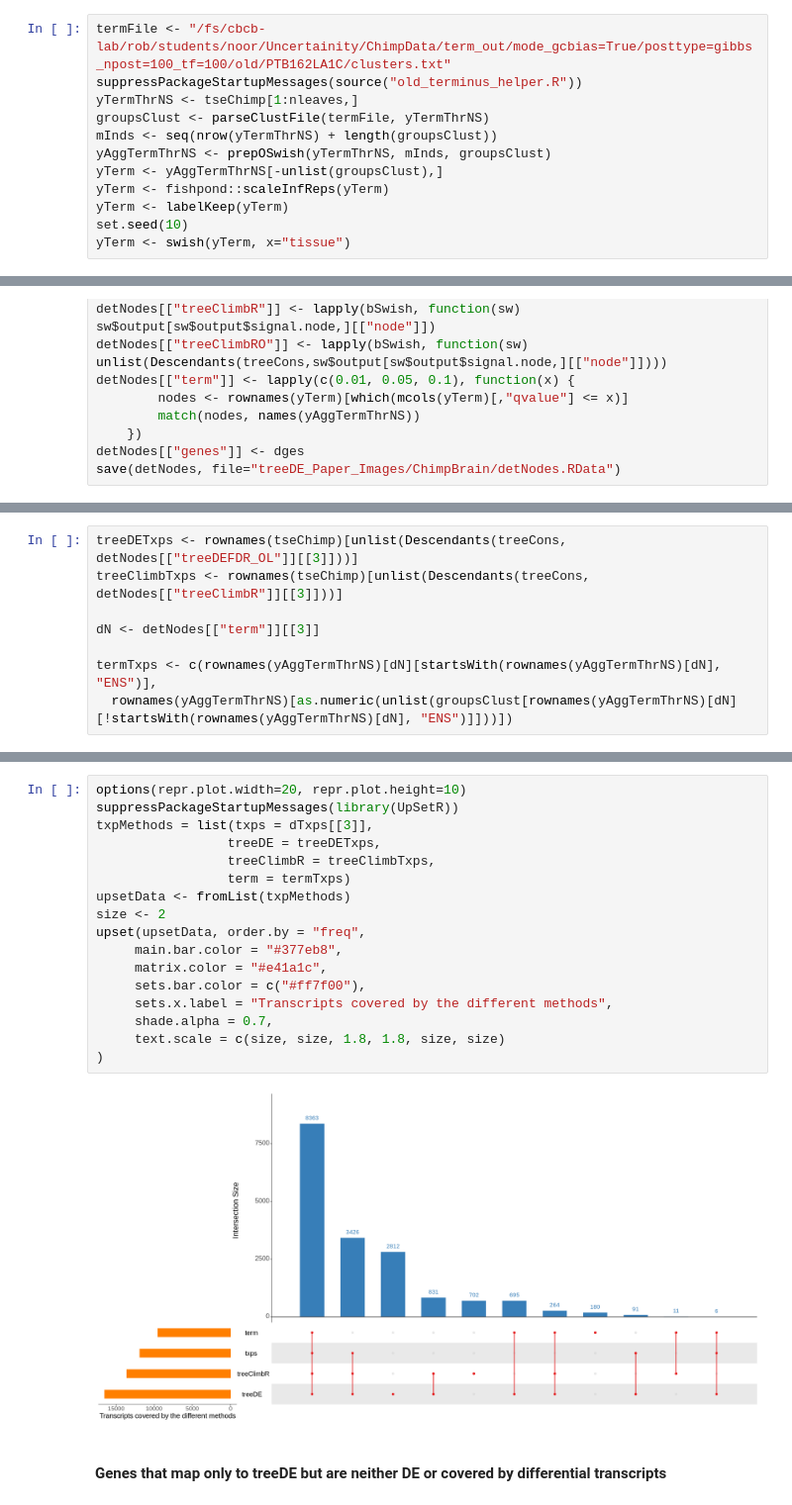
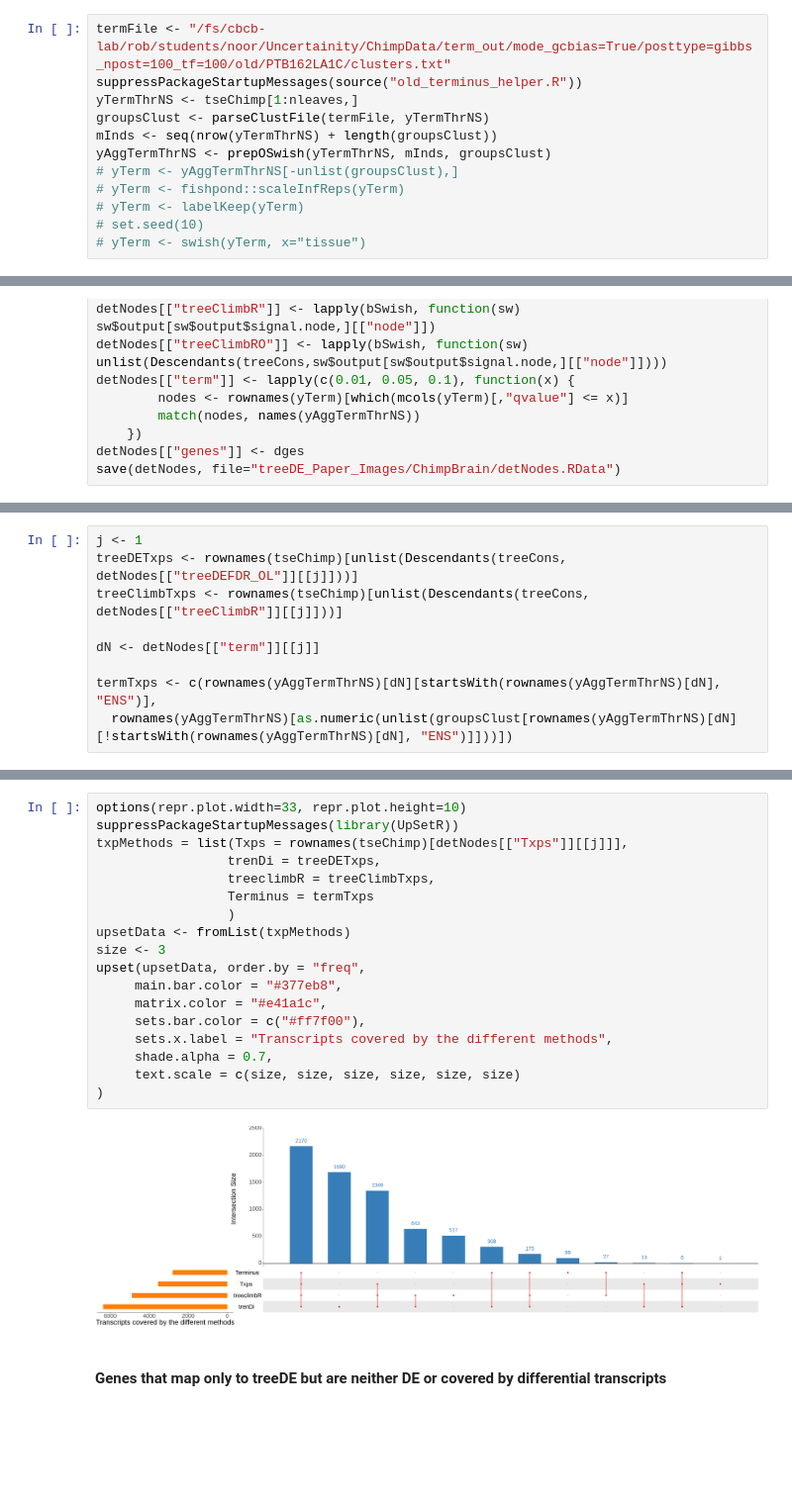
Before and after one commit to NPSDC/treeTerminusScripts, a Jupyter notebook: treeDE_Paper_Images/ChimpBrain/Transcripts.ipynb, the cells around one changed output, grey strips where cells are left out. Shown: that part at 99% size. Drawn from its saved outputs; the diff is of its cells as text; blank space fills up the shorter version.

```diff
--- a/treeDE_Paper_Images/ChimpBrain/Transcripts.ipynb
+++ b/treeDE_Paper_Images/ChimpBrain/Transcripts.ipynb
@@ -124,11 +124,11 @@ yTermThrNS <- tseChimp[1:nleaves,]
 groupsClust <- parseClustFile(termFile, yTermThrNS)
 mInds <- seq(nrow(yTermThrNS) + length(groupsClust))
 yAggTermThrNS <- prepOSwish(yTermThrNS, mInds, groupsClust)
-yTerm <- yAggTermThrNS[-unlist(groupsClust),]
-yTerm <- fishpond::scaleInfReps(yTerm)
-yTerm <- labelKeep(yTerm)
-set.seed(10)
-yTerm <- swish(yTerm, x="tissue")
+# yTerm <- yAggTermThrNS[-unlist(groupsClust),]
+# yTerm <- fishpond::scaleInfReps(yTerm)
+# yTerm <- labelKeep(yTerm)
+# set.seed(10)
+# yTerm <- swish(yTerm, x="tissue")
 # %%
 detNodes <- list()
 detNodes[["Txps"]] <- lapply(c(0.01, 0.05, 0.1), function(x) which(mcols(y)[,"qvalue"] <= x ))
@@ -144,8 +146,9 @@ save(detNodes, file="treeDE_Paper_Images/ChimpBrain/detNodes.RData")
 # %%
-treeDETxps <- rownames(tseChimp)[unlist(Descendants(treeCons, detNodes[["treeDEFDR_OL"]][[3]]))]
-treeClimbTxps <- rownames(tseChimp)[unlist(Descendants(treeCons, detNodes[["treeClimbR"]][[3]]))]
+j <- 1
+treeDETxps <- rownames(tseChimp)[unlist(Descendants(treeCons, detNodes[["treeDEFDR_OL"]][[j]]))]
+treeClimbTxps <- rownames(tseChimp)[unlist(Descendants(treeCons, detNodes[["treeClimbR"]][[j]]))]
 
-dN <- detNodes[["term"]][[3]]
+dN <- detNodes[["term"]][[j]]
 
 termTxps <- c(rownames(yAggTermThrNS)[dN][startsWith(rownames(yAggTermThrNS)[dN], "ENS")],
   rownames(yAggTermThrNS)[as.numeric(unlist(groupsClust[rownames(yAggTermThrNS)[dN][!startsWith(rownames(yAggTermThrNS)[dN], "ENS")]]))])
@@ -156,22 +159,23 @@ length(termTxps)
 # %%
-options(repr.plot.width=20, repr.plot.height=10)
+options(repr.plot.width=33, repr.plot.height=10)
 suppressPackageStartupMessages(library(UpSetR))
-txpMethods = list(txps = dTxps[[3]],
-                 treeDE = treeDETxps,
-                 treeClimbR = treeClimbTxps,
-                 term = termTxps)
+txpMethods = list(Txps = rownames(tseChimp)[detNodes[["Txps"]][[j]]],
+                 trenDi = treeDETxps,
+                 treeclimbR = treeClimbTxps,
+                 Terminus = termTxps
+                 )
 upsetData <- fromList(txpMethods)
-size <- 2
+size <- 3
 upset(upsetData, order.by = "freq",
      main.bar.color = "#377eb8",
      matrix.color = "#e41a1c",
      sets.bar.color = c("#ff7f00"),
      sets.x.label = "Transcripts covered by the different methods",
      shade.alpha = 0.7,
-     text.scale = c(size, size, 1.8, 1.8, size, size)
+     text.scale = c(size, size, size, size, size, size)
 )
 # %% [output]
-[figure, old version]
+[figure, new version]
 # %% [markdown]
 #### Genes that map only to treeDE but are neither DE or covered by differential transcripts
 # %%
```
Also changed, not shown: parts of 5 cells of this notebook, 7 other files.
